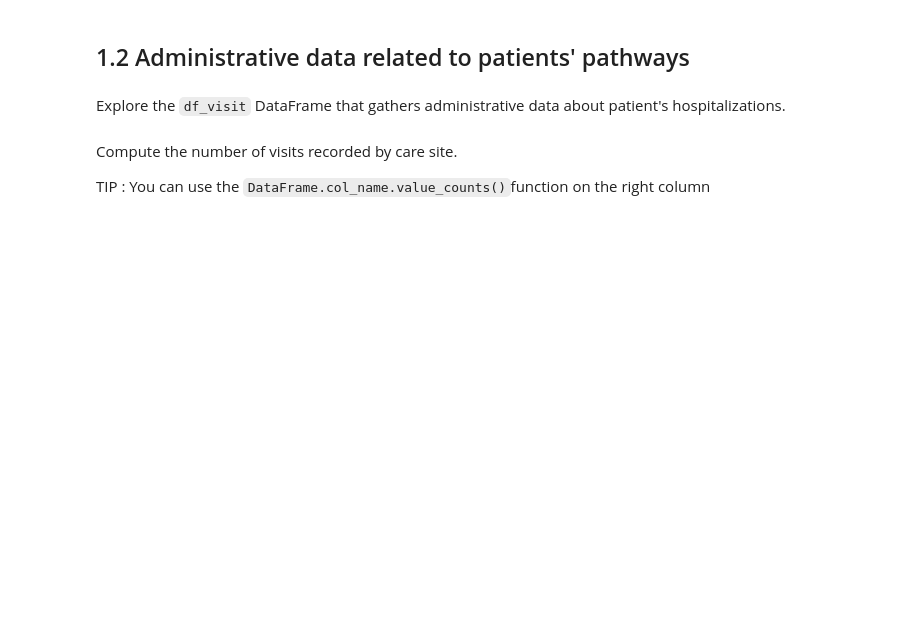
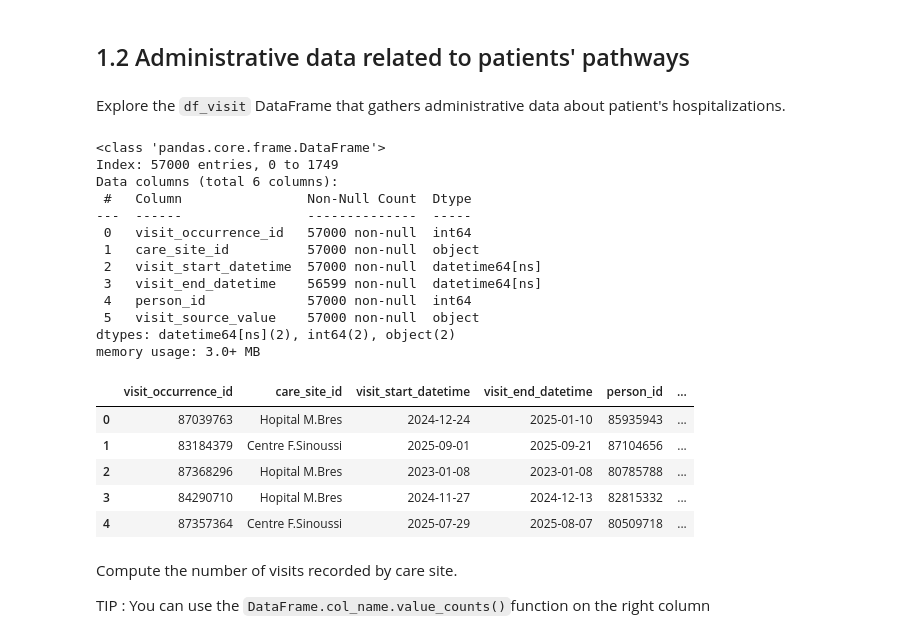
Before and after one commit to LoickChardon/edstuto, a Jupyter notebook: exercises/exercise1/ex1_enonce.ipynb, the cells around one changed output. Cells and saved outputs as stored; diff of their text form; code cells hidden in the pictures; blank space fills up the shorter version.

```diff
--- a/exercises/exercise1/ex1_enonce.ipynb
+++ b/exercises/exercise1/ex1_enonce.ipynb
@@ -76,3 +95,27 @@ df_visit = #TODO
+# %%
+df_visit = pd.read_pickle('data/df_visit.pkl')
+df_visit.info()
+df_visit.head()
+# %% [output]
+<class 'pandas.core.frame.DataFrame'>
+Index: 57000 entries, 0 to 1749
+Data columns (total 6 columns):
+ #   Column                Non-Null Count  Dtype
+---  ------                --------------  -----
+ 0   visit_occurrence_id   57000 non-null  int64
+ 1   care_site_id          57000 non-null  object
+ 2   visit_start_datetime  57000 non-null  datetime64[ns]
+ 3   visit_end_datetime    56599 non-null  datetime64[ns]
+ 4   person_id             57000 non-null  int64
+ 5   visit_source_value    57000 non-null  object
+dtypes: datetime64[ns](2), int64(2), object(2)
+memory usage: 3.0+ MB
+|  | visit_occurrence_id | care_site_id | visit_start_datetime | visit_end_datetime | person_id | ... |
+| 0 | 87039763 | Hopital M.Bres | 2024-12-24 | 2025-01-10 | 85935943 | ... |
+| 1 | 83184379 | Centre F.Sinoussi | 2025-09-01 | 2025-09-21 | 87104656 | ... |
+| 2 | 87368296 | Hopital M.Bres | 2023-01-08 | 2023-01-08 | 80785788 | ... |
+| 3 | 84290710 | Hopital M.Bres | 2024-11-27 | 2024-12-13 | 82815332 | ... |
+| 4 | 87357364 | Centre F.Sinoussi | 2025-07-29 | 2025-08-07 | 80509718 | ... |
 # %% [markdown]
 Compute the number of visits recorded by care site.
 
```
Also changed, not shown: parts of 25 cells of this notebook.
